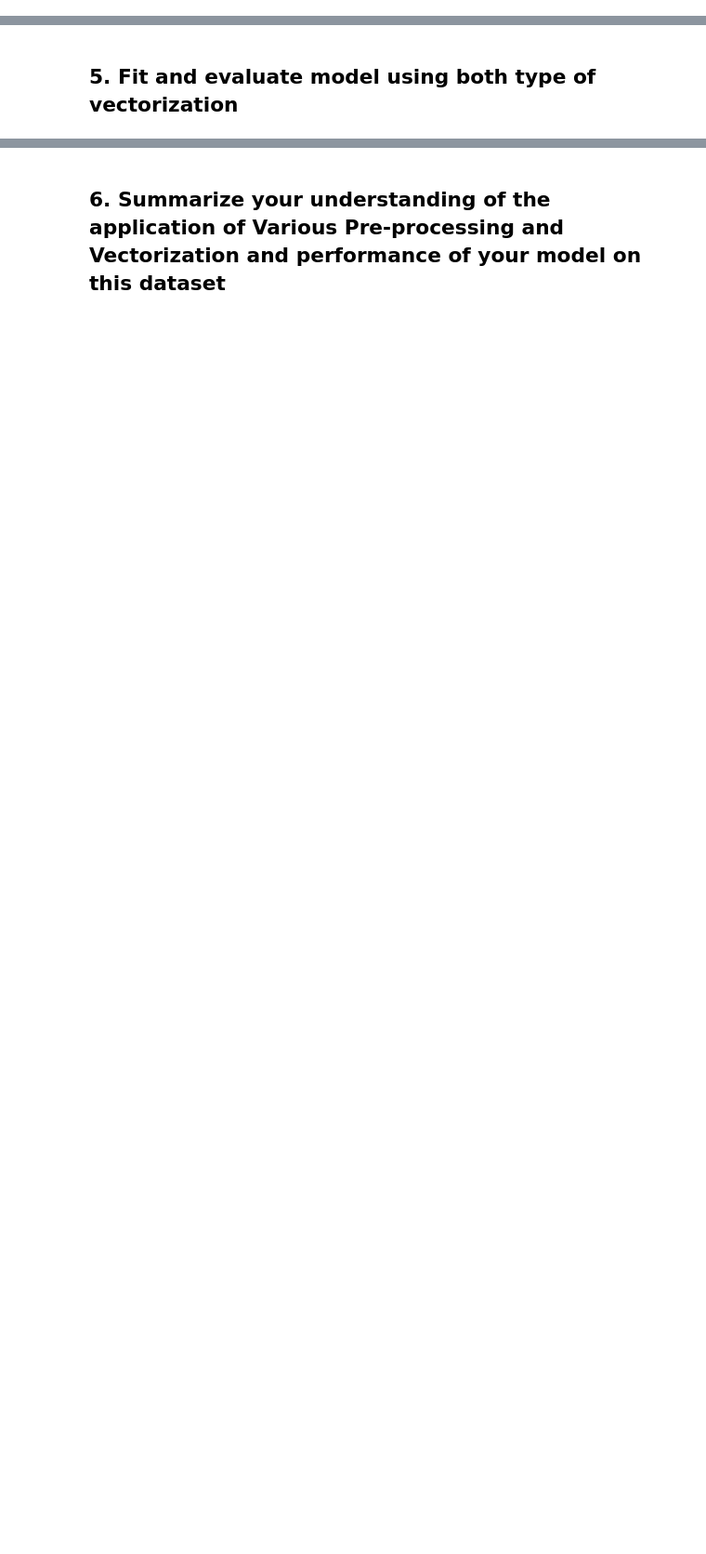
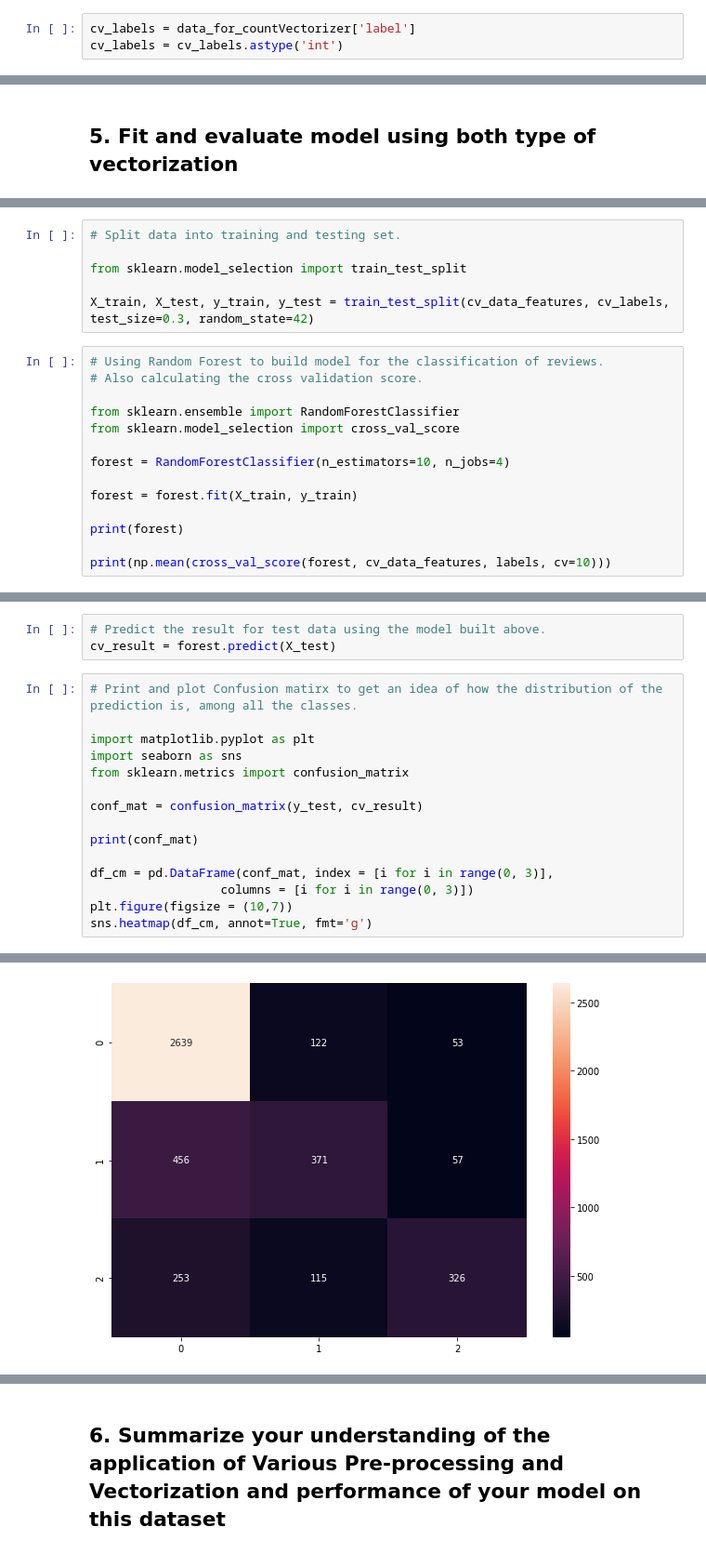
Before and after one commit to vasantbala/vb_ai_course, a Jupyter notebook: NLP/Project/NLP_Project_Rough.ipynb, the cells around one changed output, grey strips where cells are left out. Shown at 93% size. Cells and saved outputs as stored; diff of their text form; blank space fills up the shorter version.

```diff
--- a/NLP/Project/NLP_Project_Rough.ipynb
+++ b/NLP/Project/NLP_Project_Rough.ipynb
@@ -245,2 +261,5 @@ trimmed_data.head()
+# %%
+cv_labels = data_for_countVectorizer['label']
+cv_labels = cv_labels.astype('int')
 # %% [markdown]
 ### 4.b Use TfidfVectorizer
@@ -248,0 +285,20 @@ trimmed_data.head()
+# %%
+# Split data into training and testing set.
+
+from sklearn.model_selection import train_test_split
+
+X_train, X_test, y_train, y_test = train_test_split(cv_data_features, cv_labels, test_size=0.3, random_state=42)
+# %%
+# Using Random Forest to build model for the classification of reviews.
+# Also calculating the cross validation score.
+
+from sklearn.ensemble import RandomForestClassifier
+from sklearn.model_selection import cross_val_score
+
+forest = RandomForestClassifier(n_estimators=10, n_jobs=4)
+
+forest = forest.fit(X_train, y_train)
+
+print(forest)
+
+print(np.mean(cross_val_score(forest, cv_data_features, labels, cv=10)))
@@ -248,0 +315,19 @@ trimmed_data.head()
+# %%
+# Predict the result for test data using the model built above.
+cv_result = forest.predict(X_test)
+# %%
+# Print and plot Confusion matirx to get an idea of how the distribution of the prediction is, among all the classes.
+
+import matplotlib.pyplot as plt
+import seaborn as sns
+from sklearn.metrics import confusion_matrix
+
+conf_mat = confusion_matrix(y_test, cv_result)
+
+print(conf_mat)
+
+df_cm = pd.DataFrame(conf_mat, index = [i for i in range(0, 3)],
+                  columns = [i for i in range(0, 3)])
+plt.figure(figsize = (10,7))
+sns.heatmap(df_cm, annot=True, fmt='g')
+# %% [output]
@@ -248,0 +338 @@ trimmed_data.head()
+[figure, added]
```
Also changed, not shown: parts of 16 cells of this notebook.
